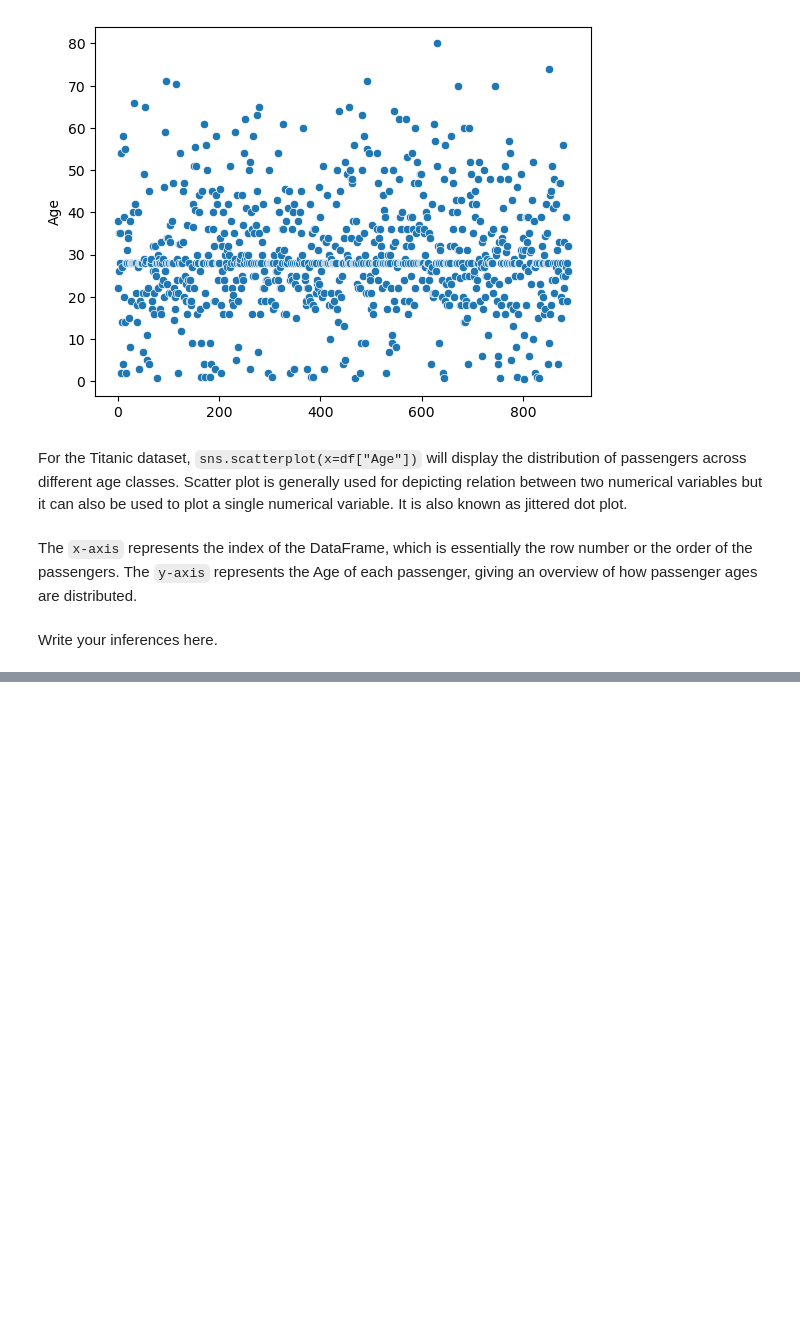
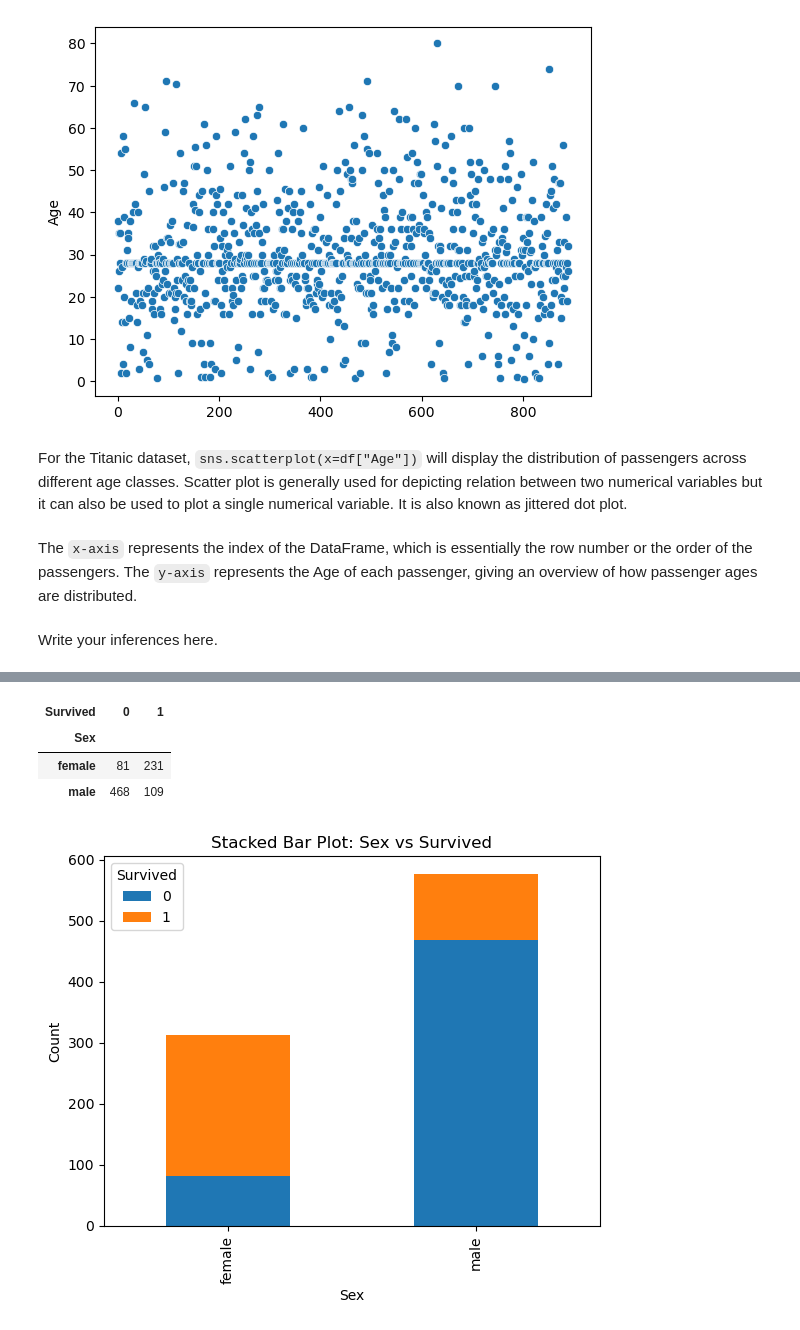
Before and after one commit to Rakeshpawade/EDA_Case_Study_Exploring_Survival_on_the_Titanic, a Jupyter notebook: EDA_Case_Study_Exploring_Survival_on_the_Titanic.ipynb, the cells around one changed output, grey strips where cells are left out. Cells and saved outputs as stored; diff of their text form; code cells hidden in the pictures; blank space fills up the shorter version.

```diff
--- a/EDA_Case_Study_Exploring_Survival_on_the_Titanic.ipynb
+++ b/EDA_Case_Study_Exploring_Survival_on_the_Titanic.ipynb
@@ -390,0 +476,16 @@ Write your inferences here.
+# %%
+pd.crosstab(df['Sex'], df['Survived'])
+# %% [output]
+| Survived | 0 | 1 |
+| Sex |  |  |
+| female | 81 | 231 |
+| male | 468 | 109 |
+# %%
+#Plotting a stacked bar chart for Survived and Sex
+
+pd.crosstab(df['Sex'], df['Survived']).plot(kind='bar', stacked=True)
+plt.title('Stacked Bar Plot: Sex vs Survived')
+plt.ylabel('Count')
+plt.show()
+# %% [output]
+[figure, added]
```
Also changed, not shown: parts of 40 cells of this notebook.
